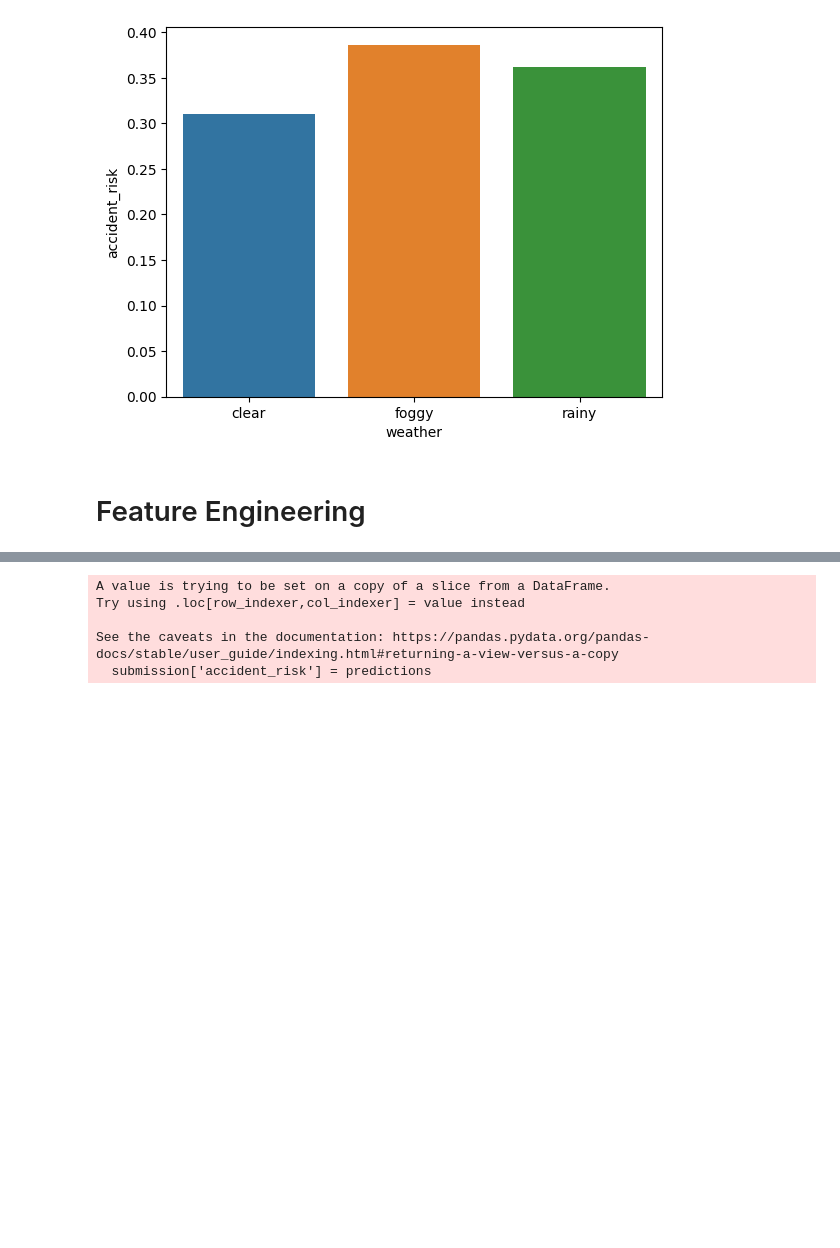
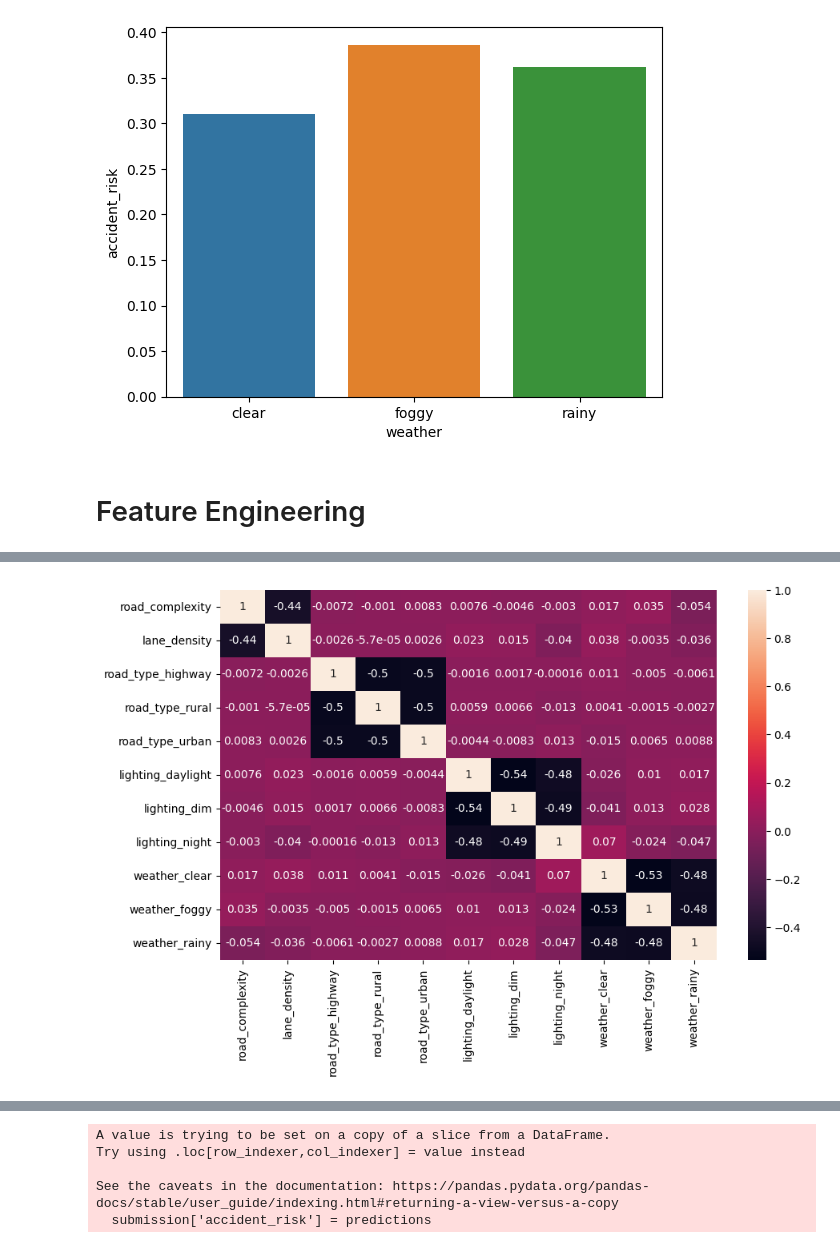
Before and after one commit to ChisomNwankwo/Predicting-Road-Accident-Risk, a Jupyter notebook: predicting-road-accident-risk.ipynb, the cells around one changed output, grey strips where cells are left out. Drawn from its saved outputs; the diff is of its cells as text; code cells hidden in the pictures; blank space fills up the shorter version.

```diff
--- a/predicting-road-accident-risk.ipynb
+++ b/predicting-road-accident-risk.ipynb
@@ -134,3 +146,10 @@ train = feature_engineer(df)
+# %%
+last_= train.iloc[:,11:].columns.tolist()
+
+plt.figure(figsize=(10,6))
+sb.heatmap(train[last_].corr(numeric_only = True),annot=True);
+# %% [output]
+[figure, added]
 # %%
 X = train.drop('accident_risk',axis=1)
 y = train['accident_risk']
```
Also changed, not shown: parts of 7 cells of this notebook.
